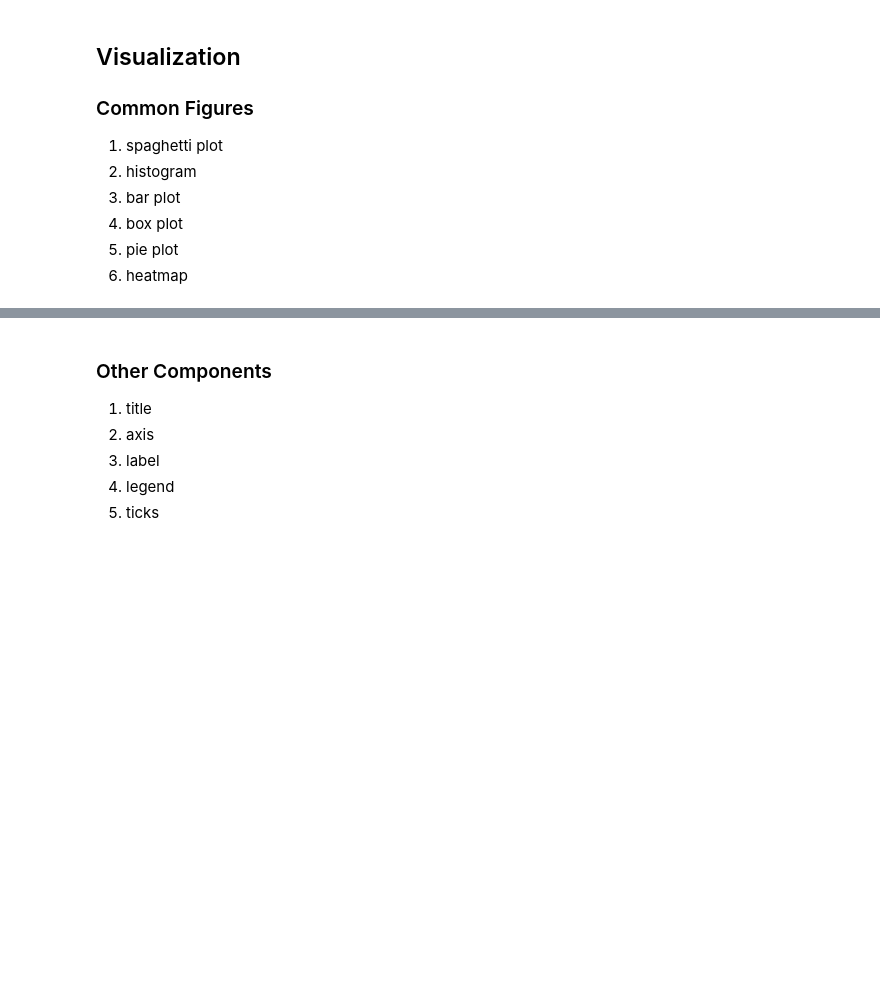
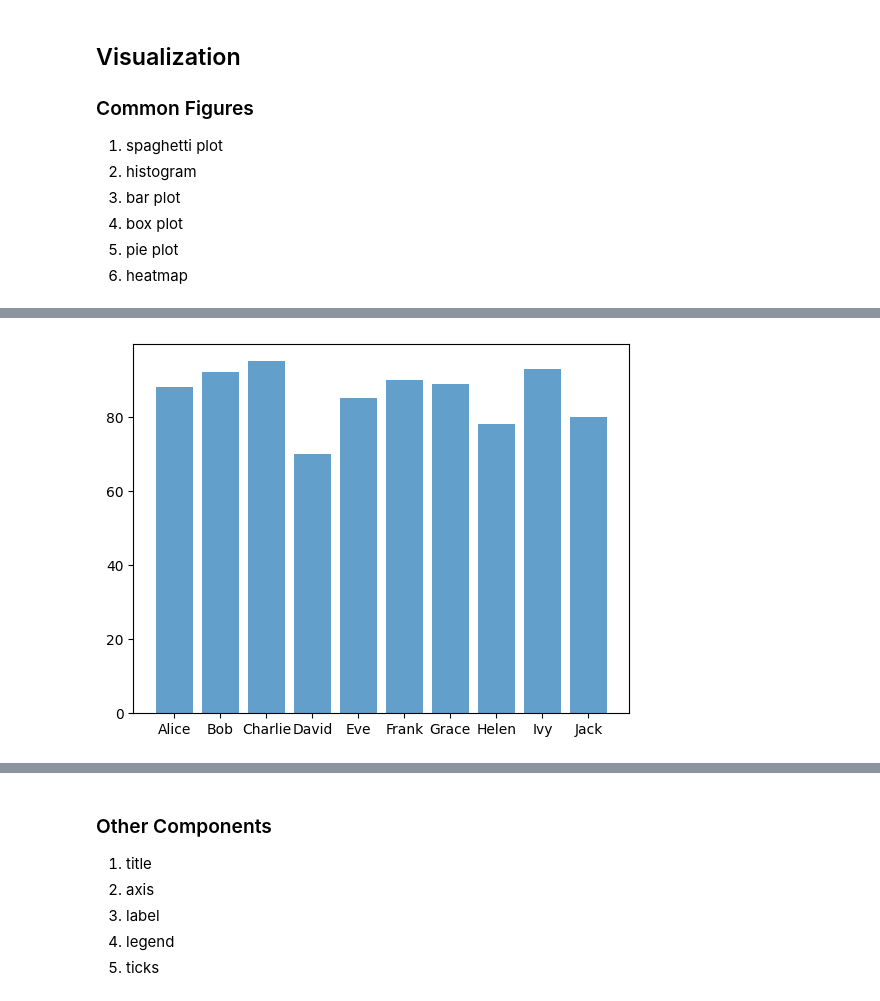
Before and after one commit to Tptrix29/py-tutorials, a Jupyter notebook: docs/build/doctrees/nbsphinx/lectures/data-man-vis.ipynb, the cells around one changed output, grey strips where cells are left out. Saved outputs shown, nothing was run; the diff lists cells and outputs as text; code cells hidden in the pictures; blank space fills up the shorter version.

```diff
--- a/docs/build/doctrees/nbsphinx/lectures/data-man-vis.ipynb
+++ b/docs/build/doctrees/nbsphinx/lectures/data-man-vis.ipynb
@@ -32,0 +286,11 @@ plt.show()
+# %%
+# bar plot
+data = {
+    'Name': ['Alice', 'Bob', 'Charlie', 'David', 'Eve', 'Frank', 'Grace', 'Helen', 'Ivy', 'Jack'],
+    'Score': [88, 92, 95, 70, 85, 90, 89, 78, 93, 80]
+}
+df = pd.DataFrame(data)
+plt.bar(df['Name'], df['Score'], alpha=0.7)
+plt.show()
+# %% [output]
+[figure, added]
```
Also changed, not shown: parts of 32 cells of this notebook, 31 other files.
